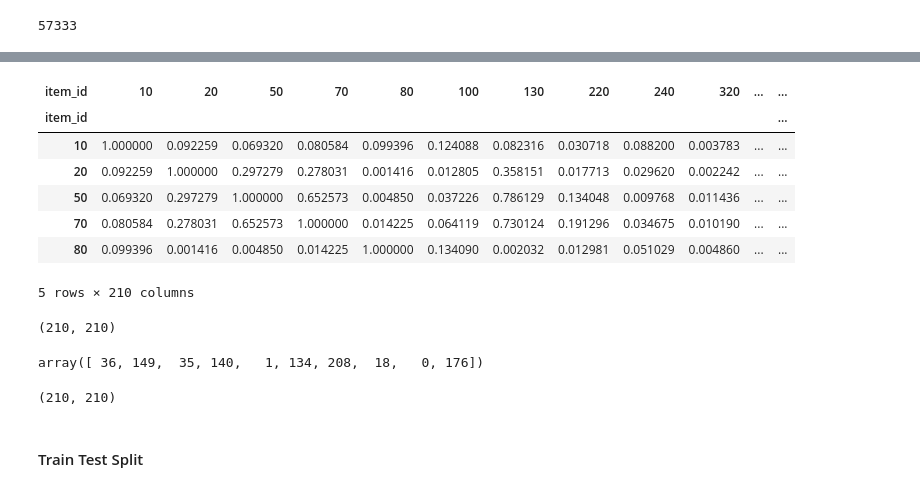
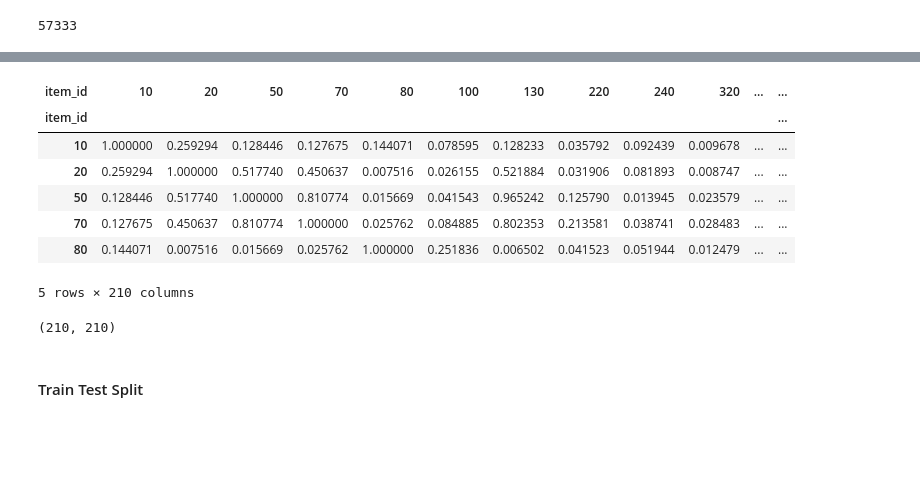
Before and after one commit to HienHa34/Steam_Game_Recommender, a Jupyter notebook: itemitem.ipynb, the cells around one changed output, grey strips where cells are left out. Saved outputs shown, nothing was run; the diff lists cells and outputs as text; code cells hidden in the pictures; blank space fills up the shorter version.

```diff
--- a/itemitem.ipynb
+++ b/itemitem.ipynb
@@ -262,0 +207,2 @@ test_ratings_mat = item_ratings_test.pivot_table(values = 'playtime_forever',ind
+# %%
+ratings_mat = ratings_mat[(ratings_mat>0).sum(axis = 1)>=30]
@@ -285,18 +235,18 @@ test_ratings_mat.shape
 # %%
-test_sim_mat = cosine_similarity(test_ratings_mat.fillna(0).T)
+sim_mat = cosine_similarity(ratings_mat.fillna(0).T)
 # %%
-test_sim_mat = pd.DataFrame(test_sim_mat, index =test_ratings_mat.columns)
+sim_mat = pd.DataFrame(sim_mat, index =ratings_mat.columns)
 # %%
-test_sim_mat.columns = test_ratings_mat.columns
+sim_mat.columns = ratings_mat.columns
 # %%
-test_sim_mat.head()
+sim_mat.head()
 # %% [output]
 | item_id | 10 | 20 | 50 | 70 | 80 | 100 | 130 | 220 | 240 | 320 | ... | ... |
 | item_id |  |  |  |  |  |  |  |  |  |  |  | ... |
-| 10 | 1.000000 | 0.092259 | 0.069320 | 0.080584 | 0.099396 | 0.124088 | 0.082316 | 0.030718 | 0.088200 | 0.003783 | ... | ... |
-| 20 | 0.092259 | 1.000000 | 0.297279 | 0.278031 | 0.001416 | 0.012805 | 0.358151 | 0.017713 | 0.029620 | 0.002242 | ... | ... |
-| 50 | 0.069320 | 0.297279 | 1.000000 | 0.652573 | 0.004850 | 0.037226 | 0.786129 | 0.134048 | 0.009768 | 0.011436 | ... | ... |
-| 70 | 0.080584 | 0.278031 | 0.652573 | 1.000000 | 0.014225 | 0.064119 | 0.730124 | 0.191296 | 0.034675 | 0.010190 | ... | ... |
-| 80 | 0.099396 | 0.001416 | 0.004850 | 0.014225 | 1.000000 | 0.134090 | 0.002032 | 0.012981 | 0.051029 | 0.004860 | ... | ... |
+| 10 | 1.000000 | 0.259294 | 0.128446 | 0.127675 | 0.144071 | 0.078595 | 0.128233 | 0.035792 | 0.092439 | 0.009678 | ... | ... |
+| 20 | 0.259294 | 1.000000 | 0.517740 | 0.450637 | 0.007516 | 0.026155 | 0.521884 | 0.031906 | 0.081893 | 0.008747 | ... | ... |
+| 50 | 0.128446 | 0.517740 | 1.000000 | 0.810774 | 0.015669 | 0.041543 | 0.965242 | 0.125790 | 0.013945 | 0.023579 | ... | ... |
+| 70 | 0.127675 | 0.450637 | 0.810774 | 1.000000 | 0.025762 | 0.084885 | 0.802353 | 0.213581 | 0.038741 | 0.028483 | ... | ... |
+| 80 | 0.144071 | 0.007516 | 0.015669 | 0.025762 | 1.000000 | 0.251836 | 0.006502 | 0.041523 | 0.051944 | 0.012479 | ... | ... |
 5 rows × 210 columns
 # %%
@@ -325,10 +273,2 @@ user_0 = predict(0, test_sim_mat, test_ratings_mat,20)
-# %%
-user_0.argsort()[::-1][:10]
-# %% [output]
-array([ 36, 149,  35, 140,   1, 134, 208,  18,   0, 176])
-# %%
-test_sim_mat.shape
-# %% [output]
-(210, 210)
 # %% [markdown]
 #### Train Test Split
```
Also changed, not shown: parts of 125 cells of this notebook.
